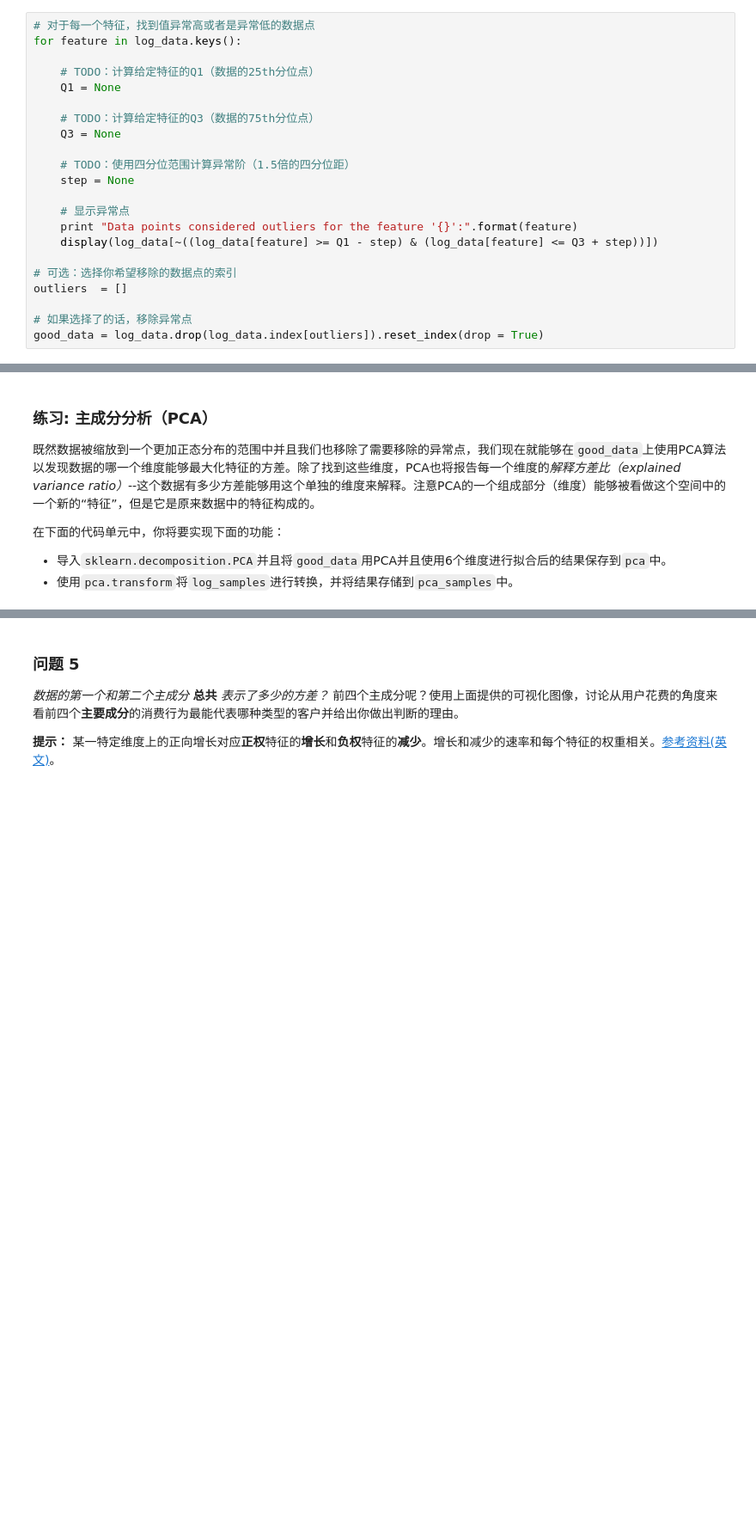
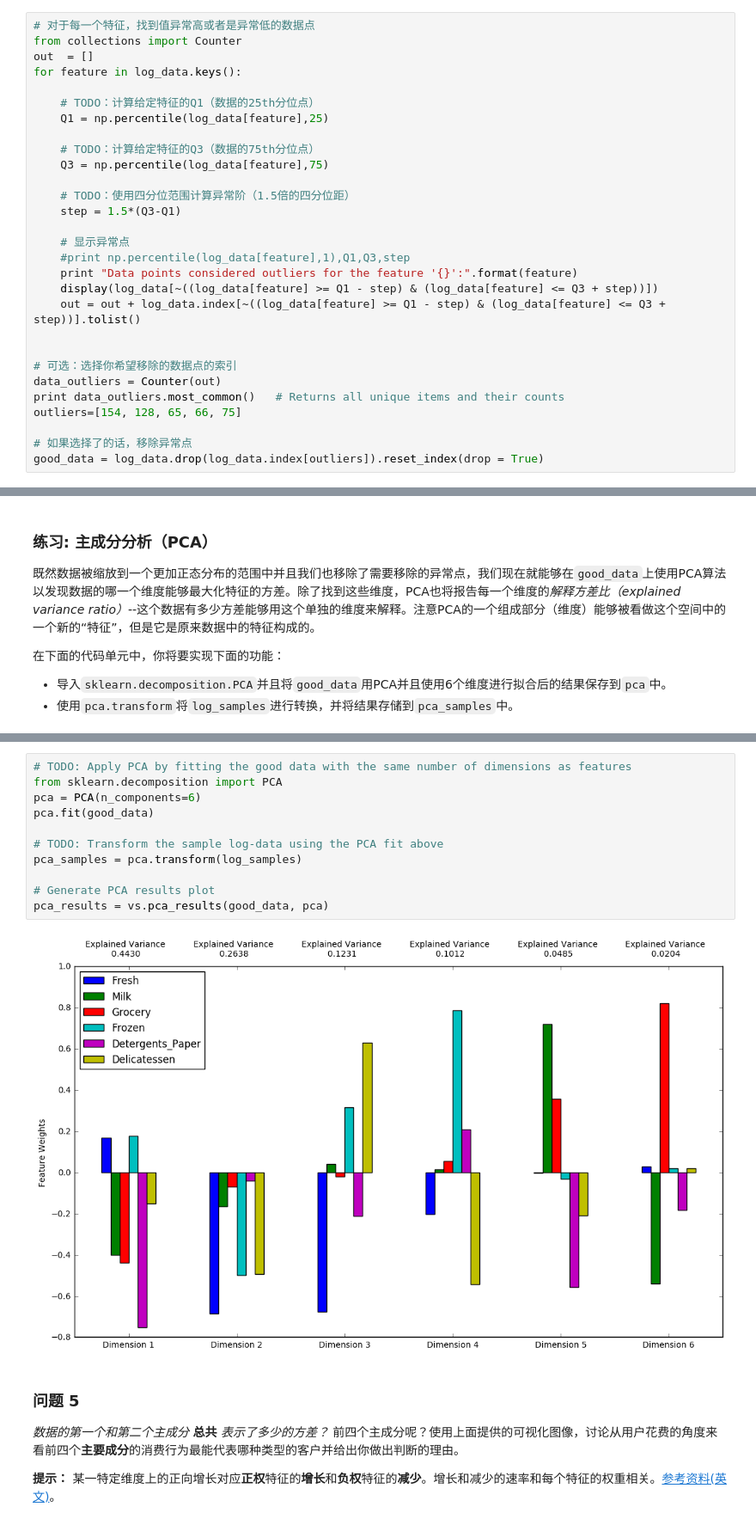
Before and after one commit to shadowwider/udacity_ML, a Jupyter notebook: project3/customer_segments.ipynb, the cells around one changed output, grey strips where cells are left out. Shown at 86% size. Cells and saved outputs as stored; diff of their text form; blank space fills up the shorter version.

```diff
--- a/project3/customer_segments.ipynb
+++ b/project3/customer_segments.ipynb
@@ -161,23 +178,30 @@ display(log_samples)
 一旦你完成了这些功能，数据集将存储在`good_data`中。
 # %%
 # 对于每一个特征，找到值异常高或者是异常低的数据点
+from collections import Counter
+out  = []
 for feature in log_data.keys():
 
     # TODO：计算给定特征的Q1（数据的25th分位点）
-    Q1 = None
+    Q1 = np.percentile(log_data[feature],25)
 
     # TODO：计算给定特征的Q3（数据的75th分位点）
-    Q3 = None
+    Q3 = np.percentile(log_data[feature],75)
 
     # TODO：使用四分位范围计算异常阶（1.5倍的四分位距）
-    step = None
+    step = 1.5*(Q3-Q1)
 
     # 显示异常点
+    #print np.percentile(log_data[feature],1),Q1,Q3,step
     print "Data points considered outliers for the feature '{}':".format(feature)
     display(log_data[~((log_data[feature] >= Q1 - step) & (log_data[feature] <= Q3 + step))])
+    out = out + log_data.index[~((log_data[feature] >= Q1 - step) & (log_data[feature] <= Q3 + step))].tolist()
+
 
 # 可选：选择你希望移除的数据点的索引
-outliers  = []
+data_outliers = Counter(out)
+print data_outliers.most_common()   # Returns all unique items and their counts
+outliers=[154, 128, 65, 66, 75]
 
 # 如果选择了的话，移除异常点
 good_data = log_data.drop(log_data.index[outliers]).reset_index(drop = True)
@@ -209,3 +286,16 @@ pca_results = vs.pca_results(good_data, pca)
+# %%
+# TODO: Apply PCA by fitting the good data with the same number of dimensions as features
+from sklearn.decomposition import PCA
+pca = PCA(n_components=6)
+pca.fit(good_data)
+
+# TODO: Transform the sample log-data using the PCA fit above
+pca_samples = pca.transform(log_samples)
+
+# Generate PCA results plot
+pca_results = vs.pca_results(good_data, pca)
+# %% [output]
+[figure, added]
 # %% [markdown]
 ### 问题 5
 *数据的第一个和第二个主成分* **总共** *表示了多少的方差？*  前四个主成分呢？使用上面提供的可视化图像，讨论从用户花费的角度来看前四个**主要成分**的消费行为最能代表哪种类型的客户并给出你做出判断的理由。
```
Also changed, not shown: parts of 42 cells of this notebook, 1 other file.
